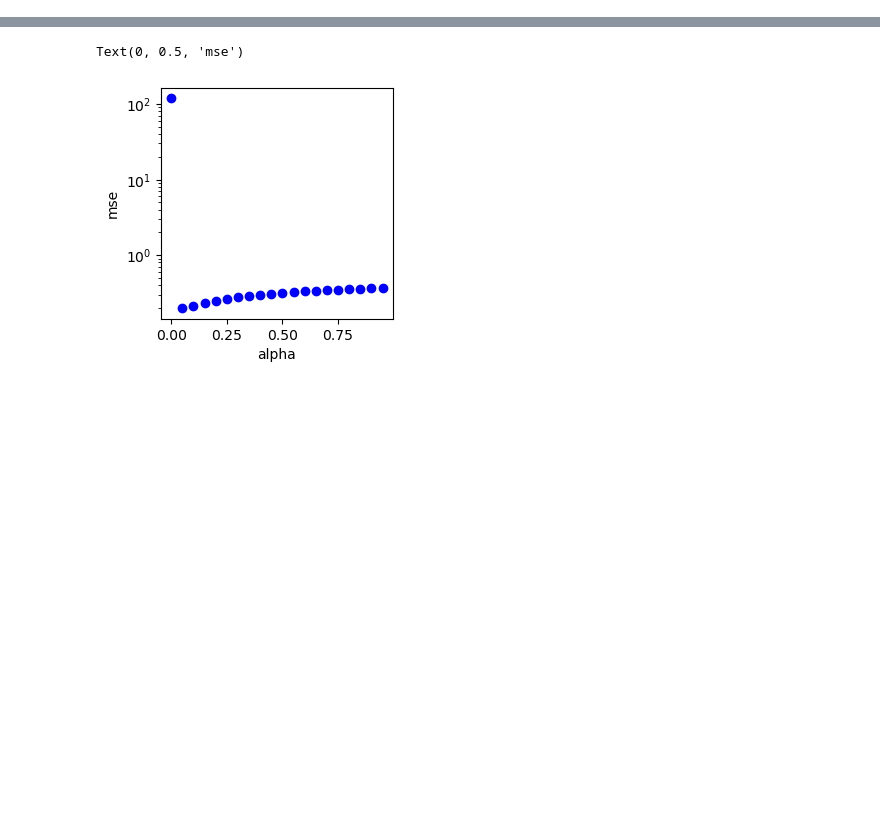
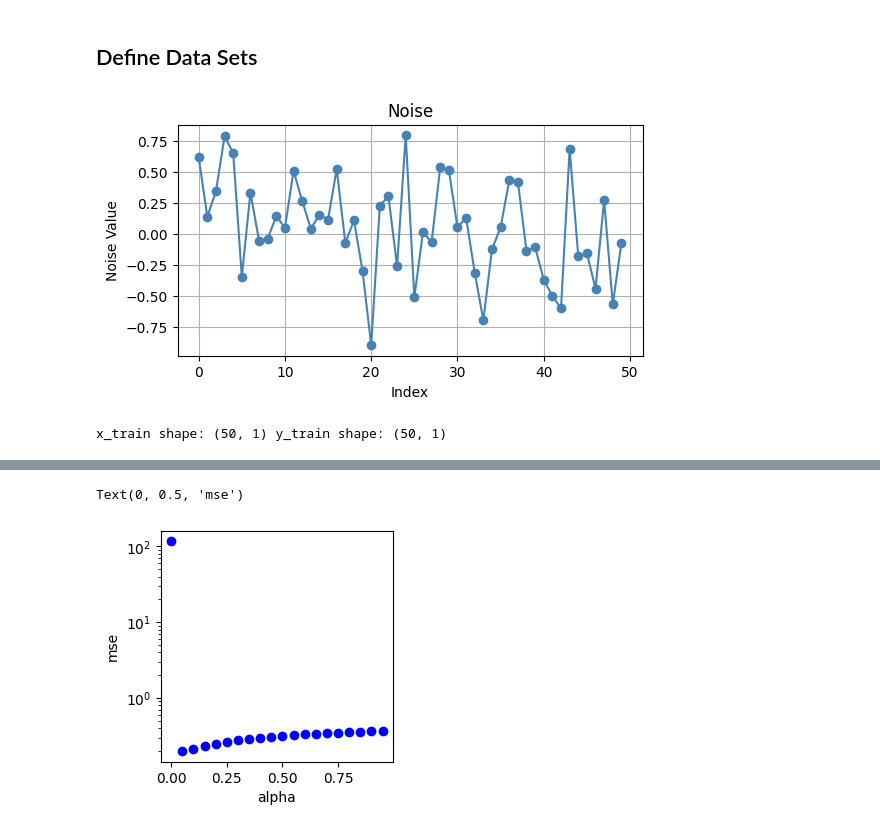
Before and after one commit to ariahosseini/TradML, a Jupyter notebook: SciKitLearn_00_ProjZero_LinearModels.ipynb, the cells around one changed output, grey strips where cells are left out. Saved outputs shown, nothing was run; the diff lists cells and outputs as text; code cells hidden in the pictures; blank space fills up the shorter version.

```diff
--- a/SciKitLearn_00_ProjZero_LinearModels.ipynb
+++ b/SciKitLearn_00_ProjZero_LinearModels.ipynb
@@ -44,0 +30,2 @@ x_poly_test shape: (50, 20)
+# %% [markdown]
+## Define Data Sets
@@ -44,0 +38,16 @@ x_poly_test shape: (50, 20)
+# %%
+plt.figure(figsize=(6, 3))
+plt.plot(noise, marker='o', linestyle='-', color='steelblue')
+plt.title('Noise')
+plt.xlabel('Index')
+plt.ylabel('Noise Value')
+plt.grid(True)
+plt.show()
+# %% [output]
+[figure, added]
+# %%
+x_train = np.sort(np.random.rand(n)).reshape(-1,1)
+y_train = np.sin(2.5 * np.pi * x_train) + noise
+print("x_train shape:", x_train.shape, "y_train shape:", y_train.shape)
+# %% [output]
+x_train shape: (50, 1) y_train shape: (50, 1)
```
Also changed, not shown: parts of 50 cells of this notebook.
